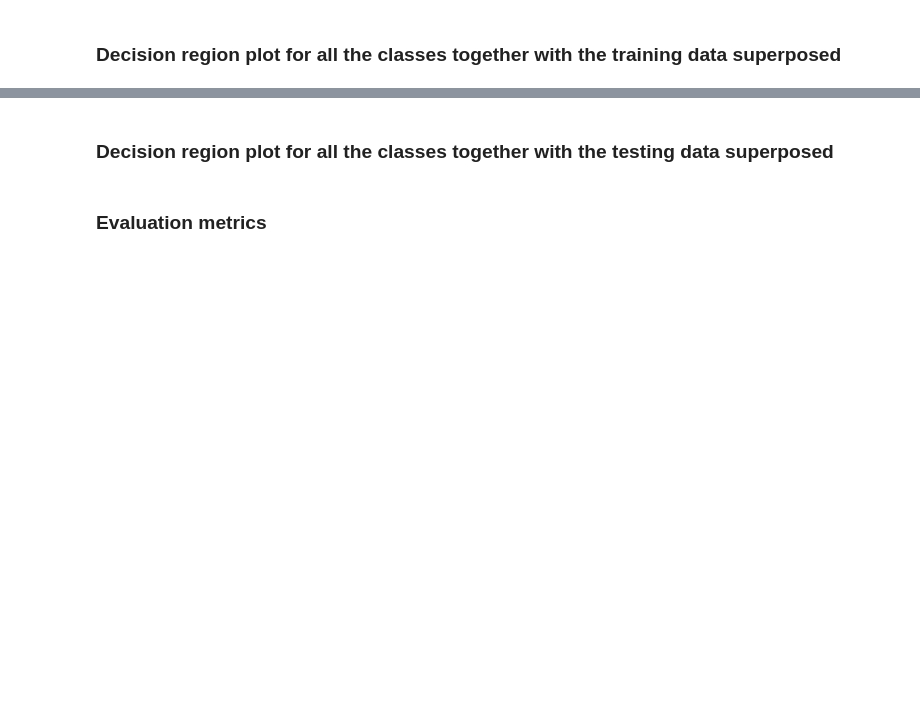
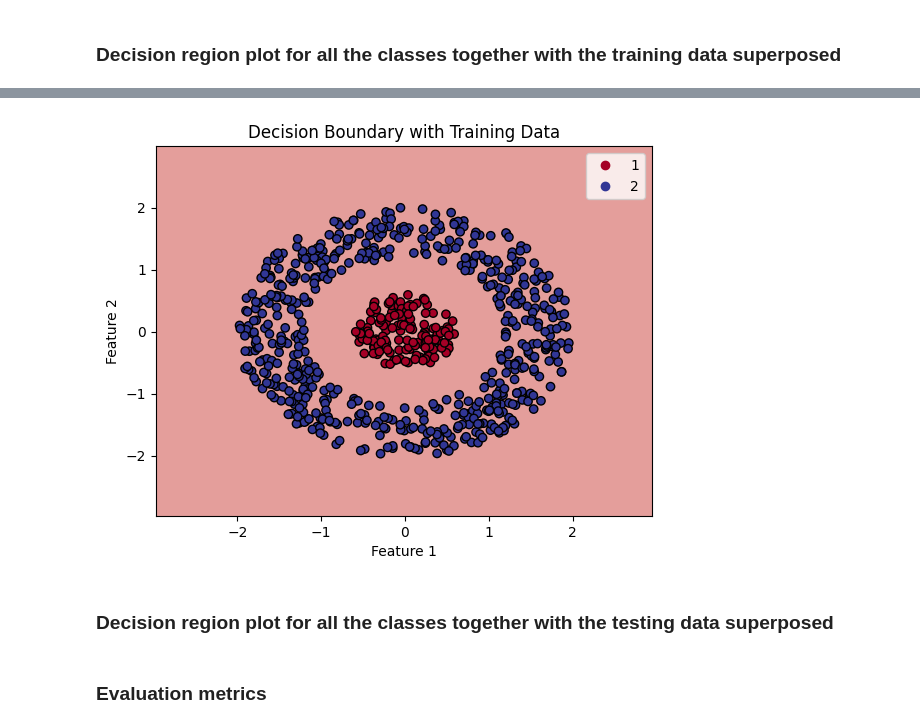
Before and after one commit to RakshithaKalkura/IML-project-dec-2024, a Jupyter notebook: referenceTemplate/case2/nonlinear.ipynb, the cells around one changed output, grey strips where cells are left out. Saved outputs shown, nothing was run; the diff lists cells and outputs as text; code cells hidden in the pictures; blank space fills up the shorter version.

```diff
--- a/referenceTemplate/case2/nonlinear.ipynb
+++ b/referenceTemplate/case2/nonlinear.ipynb
@@ -126,3 +287,68 @@ plot_decision_regions(train_features, train_labels, templates, class_labels)
+# %%
+import numpy as np
+import matplotlib.pyplot as plt
+
+# Function to load data from txt files
+def load_data(file_path):
+    data = np.loadtxt(file_path)
+    features = data[:, :2]  # First two columns are features
+    labels = data[:, 2].astype(int)  # Third column is class labels
+    return features, labels
+
+# Function to compute the mean vector and covariance matrix for each class
+def compute_reference_templates(features, labels, class_labels):
+    templates = {}
+    for c in class_labels:
+        class_features = features[labels == c]
+        mean_vector = np.mean(class_features, axis=0)
+        covariance_matrix = np.cov(class_features, rowvar=False)
+        templates[c] = (mean_vector, covariance_matrix)
+    return templates
+
+# Function to compute Mahalanobis distance
+def mahalanobis_distance(x, mean, covariance_inv):
+    diff = x - mean
+    return np.sqrt(np.dot(np.dot(diff, covariance_inv), diff.T))
+
+# Function to classify a new sample
+def classify(x, templates):
+    distances = []
+    for c, (mean, cov_matrix) in templates.items():
+        cov_inv = np.linalg.inv(cov_matrix)
+        distance = mahalanobis_distance(x, mean, cov_inv)
+        distances.append(distance)
+    return min([(dist, c) for dist, c in zip(distances, templates.keys())])[1]
+
+# Function to plot decision regions and training data
+def plot_decision_regions(features, labels, templates, resolution=0.02):
+    x_min, x_max = features[:, 0].min() - 1, features[:, 0].max() + 1
+    y_min, y_max = features[:, 1].min() - 1, features[:, 1].max() + 1
+
+    xx, yy = np.meshgrid(np.arange(x_min, x_max, resolution),
+                         np.arange(y_min, y_max, resolution))
+
+    Z = np.array([classify(np.array([x, y]), templates) for x, y in zip(xx.ravel(), yy.ravel())])
+    Z = Z.reshape(xx.shape)
+
+    plt.contourf(xx, yy, Z, alpha=0.5, cmap='coolwarm')
+
+    # Plot the training points
+    scatter = plt.scatter(features[:, 0], features[:, 1], c=labels, cmap=plt.cm.RdYlBu, edgecolor='k', marker='o')
+    plt.legend(handles=scatter.legend_elements()[0], labels=[1, 2])
+    plt.xlabel('Feature 1')
+    plt.ylabel('Feature 2')
+    plt.title('Decision Boundary with Training Data')
+    plt.show()
+
+
+# Compute reference templates (mean and covariance) for each class
+class_labels = [1, 2]  # Define the class labels (1 and 2)
+templates = compute_reference_templates(train_features, train_labels, class_labels)
+
+# Plot the decision regions with the training data
+plot_decision_regions(train_features, train_labels, templates)
+# %% [output]
+[figure, added]
 # %% [markdown]
 ### Decision region plot for all the classes together with the testing data superposed
 # %% [markdown]
```
Also changed, not shown: parts of 7 cells of this notebook, 1 other file.
